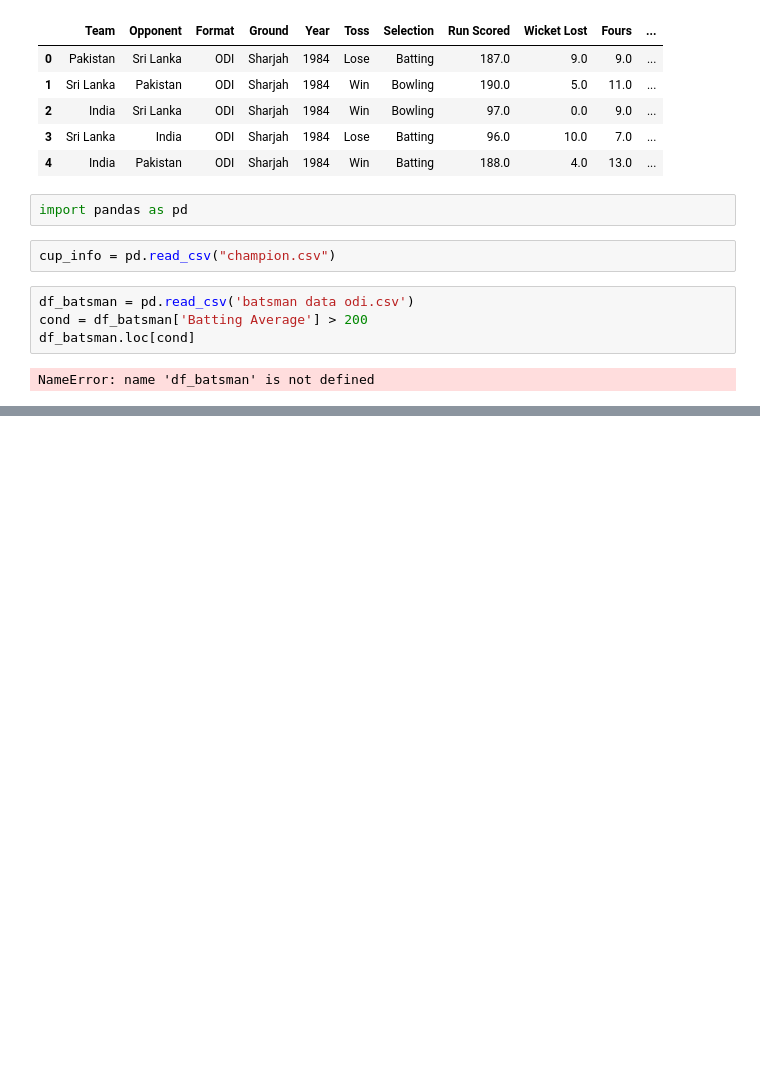
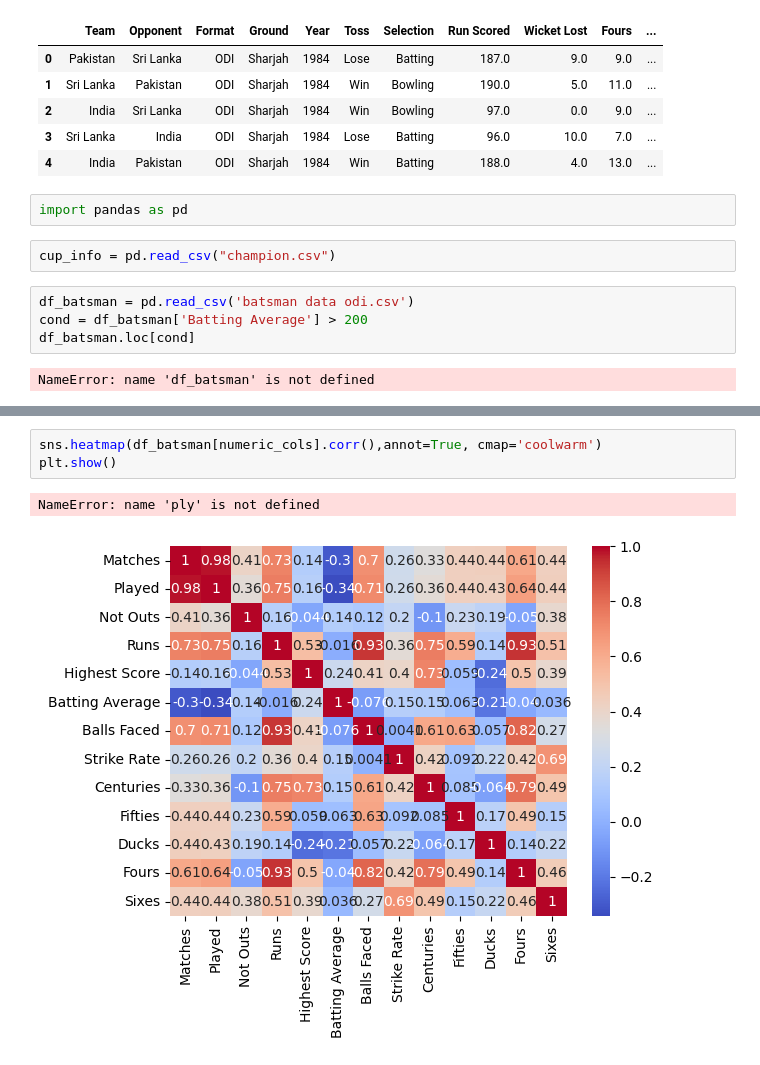
Before and after one commit to adityasingh400/mlproject, a Jupyter notebook: analysis.ipynb, the cells around one changed output, grey strips where cells are left out. Cells and saved outputs as stored; diff of their text form; blank space fills up the shorter version.

```diff
--- a/analysis.ipynb
+++ b/analysis.ipynb
@@ -46,0 +58,6 @@ NameError: name 'df_bat' is not defined
+# %%
+sns.heatmap(df_batsman[numeric_cols].corr(),annot=True, cmap='coolwarm')
+plt.show()
+# %% [output]
+NameError: name 'ply' is not defined
+[figure, added]
```
Also changed, not shown: parts of 10 cells of this notebook, 3 other files.
